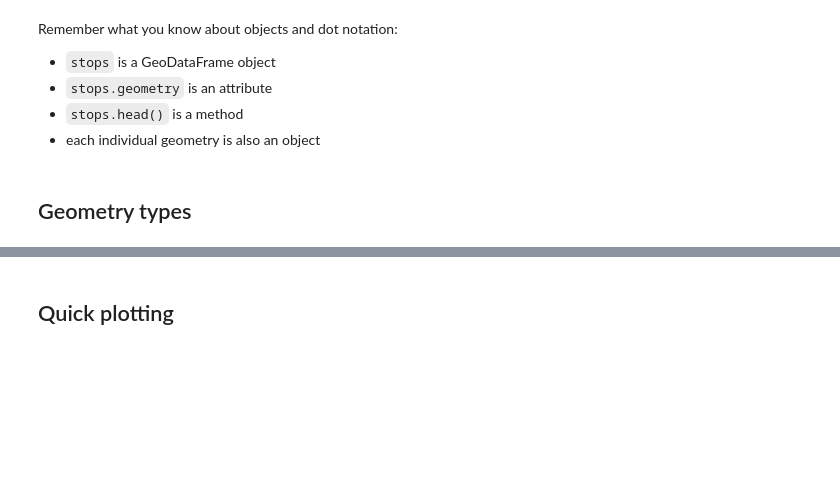
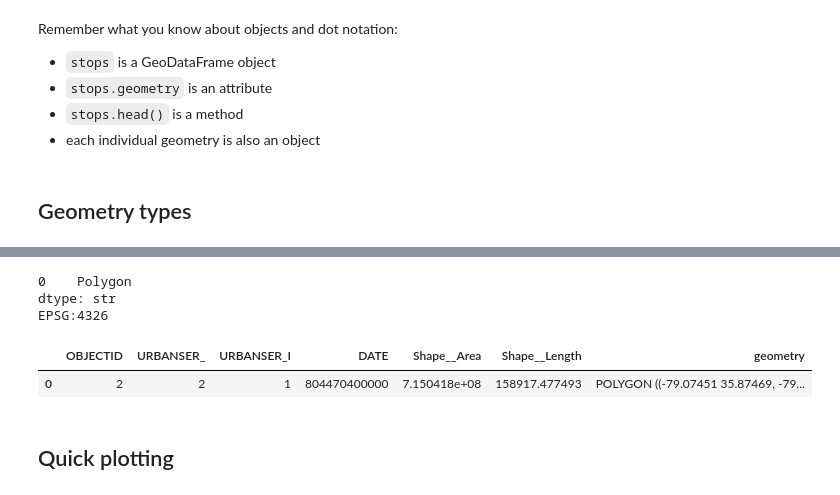
Before and after one commit to MarenKloempken/geog592-marenk, a Jupyter notebook: schedule/week06/Geopandas1/GEOG592_GeoPandas_Module1_GeoDataFrames_and_Geometry_ready.ipynb, the cells around one changed output, grey strips where cells are left out. Drawn from its saved outputs; the diff is of its cells as text; code cells hidden in the pictures; blank space fills up the shorter version.

```diff
--- a/schedule/week06/Geopandas1/GEOG592_GeoPandas_Module1_GeoDataFrames_and_Geometry_ready.ipynb
+++ b/schedule/week06/Geopandas1/GEOG592_GeoPandas_Module1_GeoDataFrames_and_Geometry_ready.ipynb
@@ -116,9 +172,15 @@ stops.geom_type
 # %%
-urban_area = gpd.read_file("urban_area.geojson")
+urban_area = gpd.read_file("data/urban_area.geojson")
 ## from https://gis-portal.townofchapelhill.org/server/rest/services/OpenData/UrbanServiceBoundary/FeatureServer/0/query?where=1%3D1&outFields=*&returnGeometry=true&outSR=4326&f=geojson
 print(urban_area.geom_type)
 print(urban_area.crs)
 urban_area
+# %% [output]
+0    Polygon
+dtype: str
+EPSG:4326
+|  | OBJECTID | URBANSER_ | URBANSER_I | DATE | Shape__Area | Shape__Length | geometry |
+| 0 | 2 | 2 | 1 | 804470400000 | 7.150418e+08 | 158917.477493 | POLYGON ((-79.07451 35.87469, -79... |
 # %% [markdown]
 ## Quick plotting
 # %%
```
Also changed, not shown: parts of 15 cells of this notebook, 2 other files.
